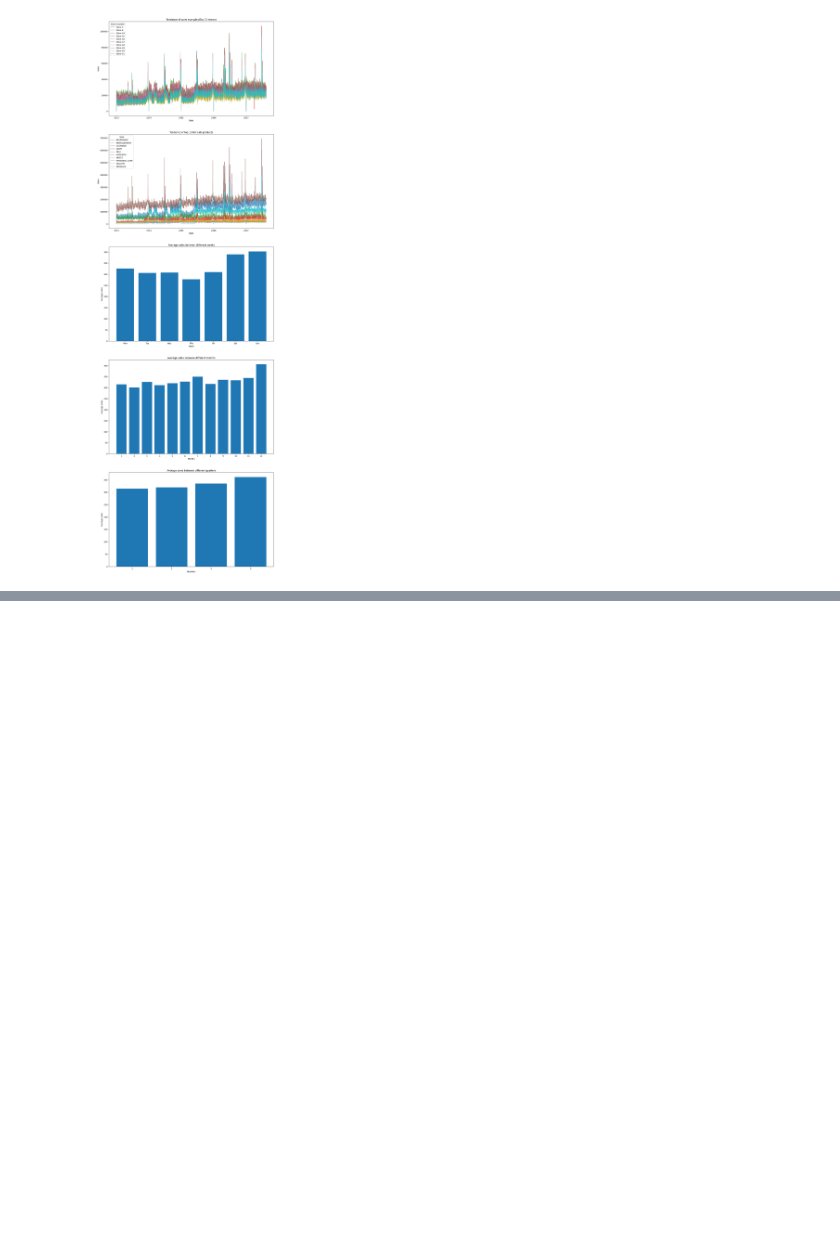
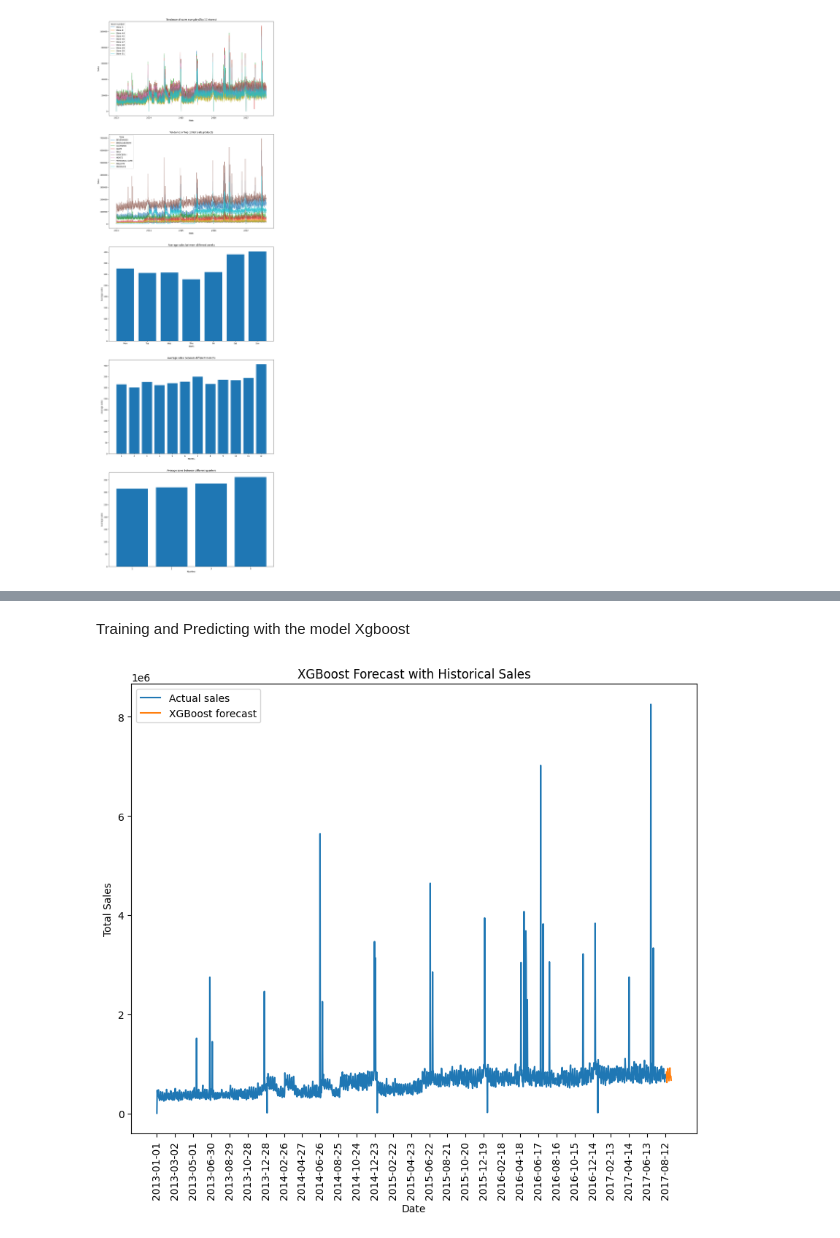
Before and after one commit to JerryJIANG721/Store-Sales---Time-Series-Forecasting, a Jupyter notebook: notebooks/notebook for JL.ipynb, the cells around one changed output, grey strips where cells are left out. Saved outputs shown, nothing was run; the diff lists cells and outputs as text; code cells hidden in the pictures; blank space fills up the shorter version.

```diff
--- a/notebooks/notebook for JL.ipynb
+++ b/notebooks/notebook for JL.ipynb
@@ -165,0 +216,37 @@ Text(0.5, 1.0, 'Time Plot of Total Store Sales')
+# %% [markdown]
+Training and Predicting with the model Xgboost
+# %%
+# take out the columns we need
+data_xgb = training[["store_nbr", "family", "onpromotion", "year", "month", "weekday", "is_holiday", "is_promo"]]
+data_xgb_test = testing[["store_nbr", "family", "onpromotion", "year", "month", "weekday", "is_holiday", "is_promo"]]
+
+# train the model
+y_xgb = training["sales"]
+model_xgb = xgb.XGBRegressor()
+X = pd.get_dummies(data_xgb, drop_first=True)
+model_xgb.fit(X, y_xgb)
+
+# predict
+X_test = pd.get_dummies(data_xgb_test, drop_first=True)
+y_pred = model_xgb.predict(X_test)
+
+# draw the plot
+pred_df = testing[["date"]].copy()
+pred_df["pred"] = y_pred
+pred_daily = pred_df.groupby("date", as_index=False)["pred"].sum()
+daily_train = training.groupby("date", as_index=False)["sales"].sum()
+
+fig, ax = plt.subplots(figsize=(10,8))
+ax.plot(daily_train["date"], daily_train["sales"],label="Actual sales")
+ax.plot(pred_daily["date"], pred_daily["pred"],label="XGBoost forecast")
+ax.set_xlabel("Date")
+ax.set_ylabel("Total Sales")
+ax.set_title("XGBoost Forecast with Historical Sales")
+all_dates = pd.concat([daily_train["date"], pred_daily["date"]])
+ax.set_xticks(all_dates[::60])
+ax.tick_params(axis='x', rotation=90)
+
+ax.legend()
+plt.show()
+# %% [output]
+[figure, added]
```
Also changed, not shown: parts of 7 cells of this notebook, 1 other file.
